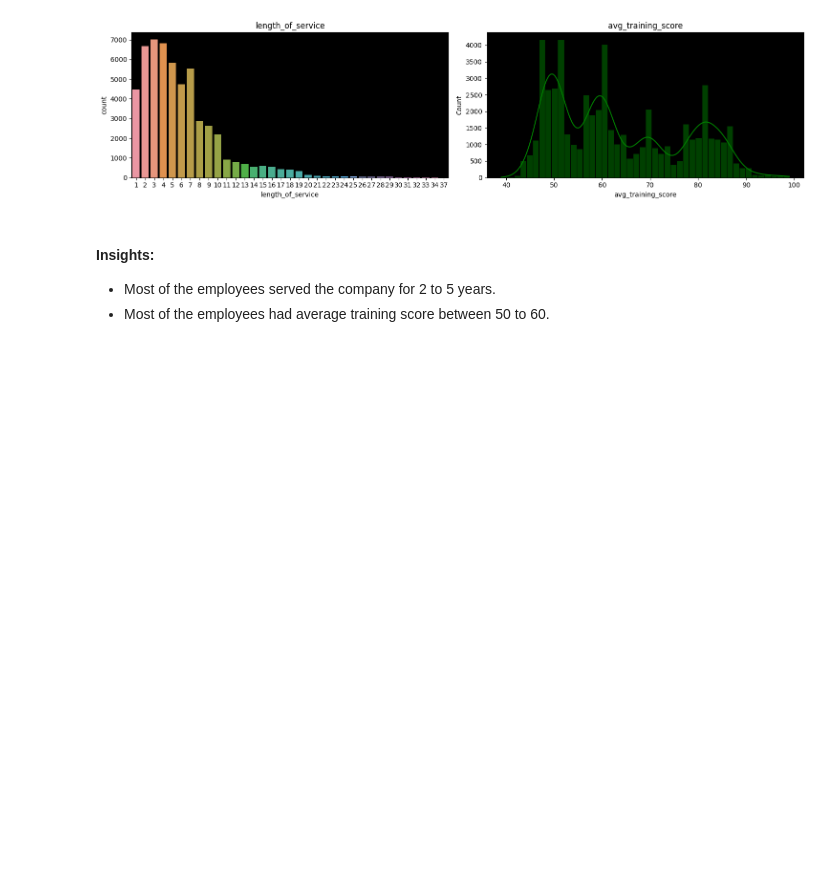
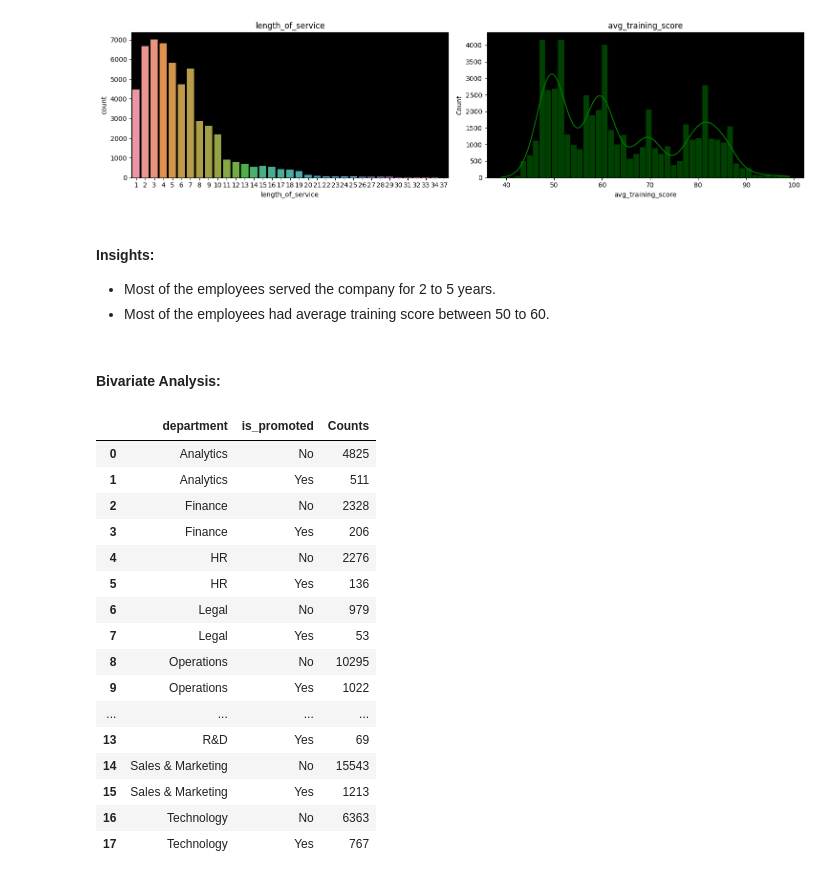
Before and after one commit to Akshay-Paunikar/HR_Analytics, a Jupyter notebook: notebook/hr_analytics_EDA.ipynb, the cells around one changed output. Cells and saved outputs as stored; diff of their text form; code cells hidden in the pictures; blank space fills up the shorter version.

Commit message:
Bivariate Analysis has started

```diff
--- a/notebook/hr_analytics_EDA.ipynb
+++ b/notebook/hr_analytics_EDA.ipynb
@@ -595,3 +596,26 @@ plt.show()
 #### Insights:
  - Most of the employees served the company for 2 to 5 years.
  - Most of the employees had average training score between 50 to 60.
+# %% [markdown]
+#### Bivariate Analysis:
+# %%
+# department vs promotion
+train_data.groupby(['department','is_promoted']).size().reset_index().rename(columns={0:'Counts'})
+# %% [output]
+|  | department | is_promoted | Counts |
+| 0 | Analytics | No | 4825 |
+| 1 | Analytics | Yes | 511 |
+| 2 | Finance | No | 2328 |
+| 3 | Finance | Yes | 206 |
+| 4 | HR | No | 2276 |
+| 5 | HR | Yes | 136 |
+| 6 | Legal | No | 979 |
+| 7 | Legal | Yes | 53 |
+| 8 | Operations | No | 10295 |
+| 9 | Operations | Yes | 1022 |
+| ... | ... | ... | ... |
+| 13 | R&D | Yes | 69 |
+| 14 | Sales & Marketing | No | 15543 |
+| 15 | Sales & Marketing | Yes | 1213 |
+| 16 | Technology | No | 6363 |
+| 17 | Technology | Yes | 767 |
```
Also changed, not shown: parts of 13 cells of this notebook.
